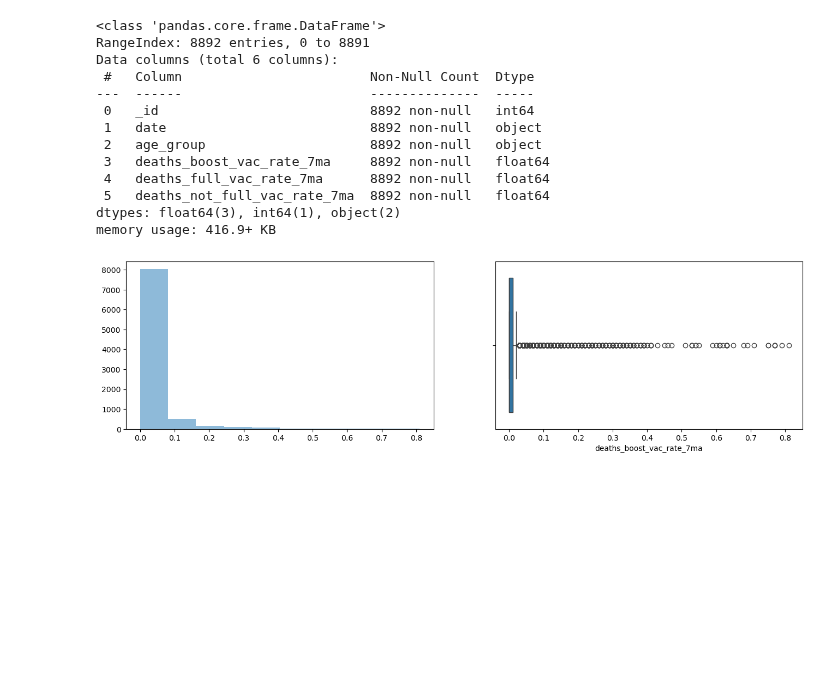
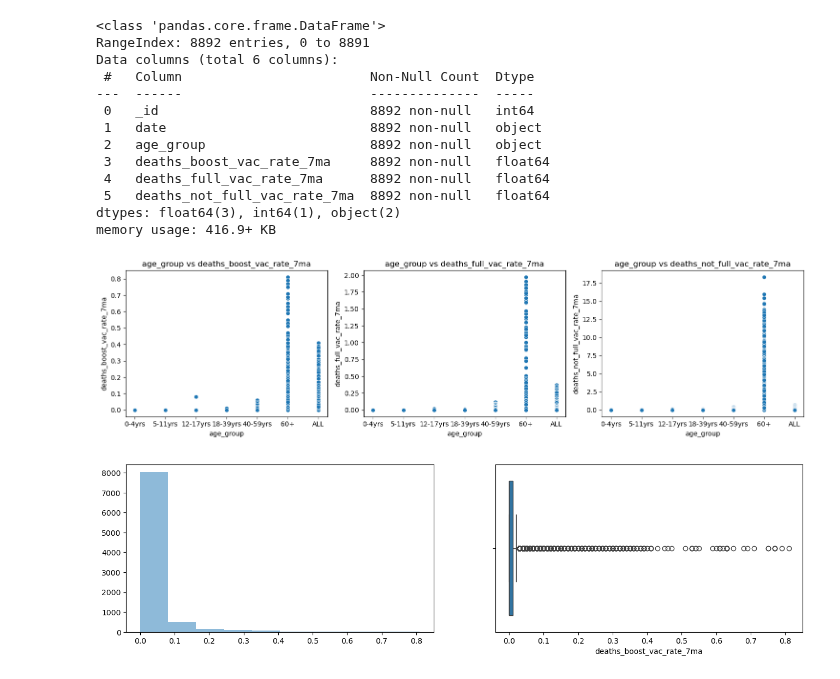
Before and after one commit to JUNJINCH/Business_Intelligence_Project, a Jupyter notebook: Deaths Involving COVID-19 by Vaccination Status cleaning by Olga.ipynb, the cells around one changed output. Drawn from its saved outputs; the diff is of its cells as text; code cells hidden in the pictures; blank space fills up the shorter version.

```diff
--- a/Deaths Involving COVID-19 by Vaccination Status cleaning by Olga.ipynb
+++ b/Deaths Involving COVID-19 by Vaccination Status cleaning by Olga.ipynb
@@ -67,6 +83,24 @@ Data columns (total 6 columns):
  5   deaths_not_full_vac_rate_7ma  8892 non-null   float64
 dtypes: float64(3), int64(1), object(2)
 memory usage: 416.9+ KB
+# %%
+# Distributions
+# sns.scatterplot(x='age_group', y='deaths_boost_vac_rate_7ma', data=df)
+
+def scatterplot_variables(df, variables):
+    plt.figure(figsize=(15, 4))  # Set figure size for three plots
+
+    for i, (xvar, yvar) in enumerate(variables, start=1):
+        plt.subplot(1, 3, i)  # Create subplots in 1 row, 3 columns
+        sns.scatterplot(data=df, x=xvar, y=yvar)
+        plt.title(f"{xvar} vs {yvar}")  # Optional: Add a title
+
+    plt.tight_layout()  # Adjust layout to prevent overlapping
+    plt.show()
+# %%
+scatterplot_variables(df, [('age_group', 'deaths_boost_vac_rate_7ma'),('age_group', 'deaths_full_vac_rate_7ma'),('age_group', 'deaths_not_full_vac_rate_7ma')])
+# %% [output]
+[figure, added]
 # %%
 def plotvariable(df, variable):
     plt.figure(figsize=(16,4))
```
Also changed, not shown: parts of 6 cells of this notebook.
